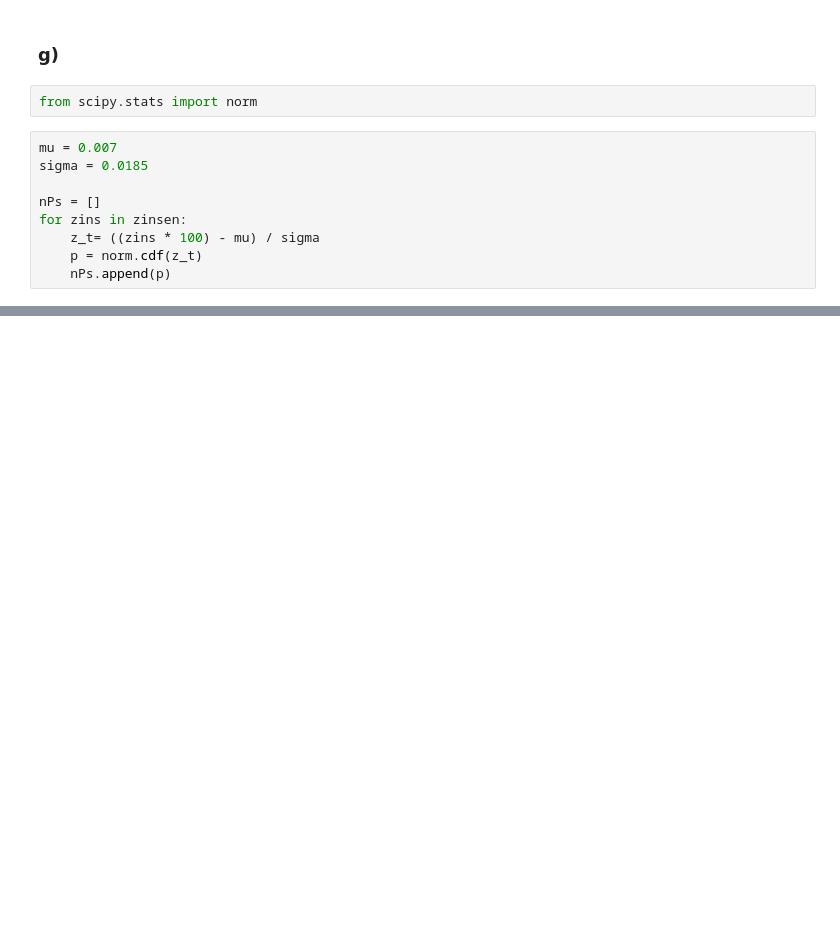
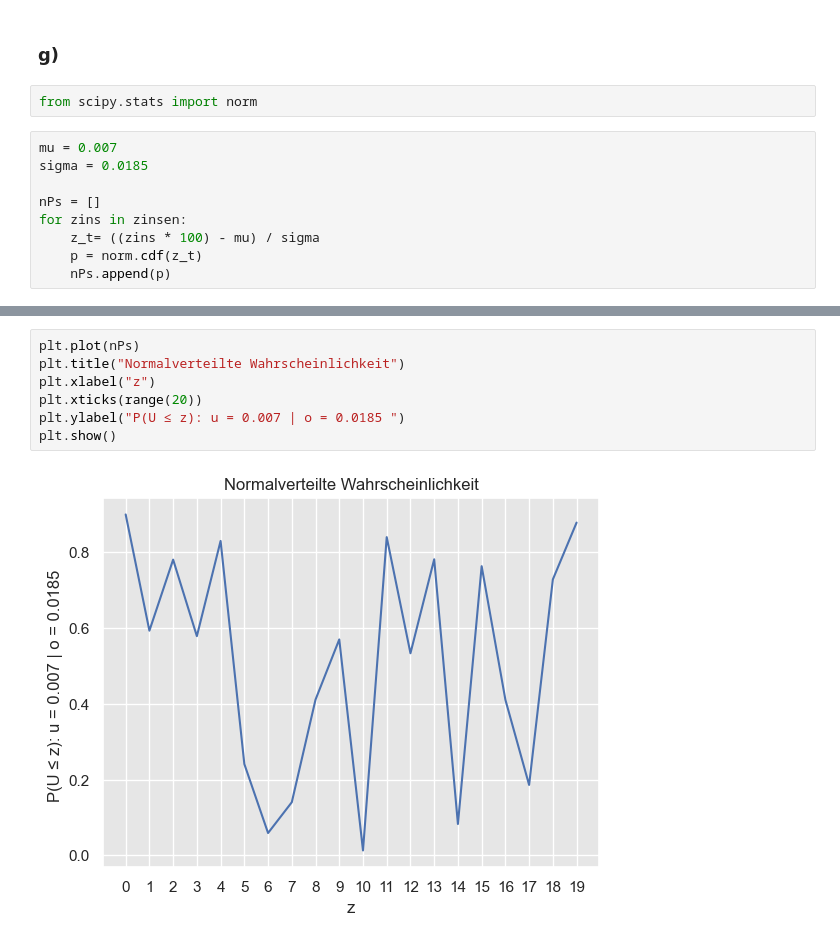
Before and after one commit to tombk556/Mathematische-Stochastische-Modelle-und-MC-Simulationen, a Jupyter notebook: Übung 3/übung3.ipynb, the cells around one changed output, grey strips where cells are left out. Cells and saved outputs as stored; diff of their text form; blank space fills up the shorter version.

```diff
--- a/Übung 3/übung3.ipynb
+++ b/Übung 3/übung3.ipynb
@@ -244,0 +266,9 @@ plt.show()
+# %%
+plt.plot(nPs)
+plt.title("Normalverteilte Wahrscheinlichkeit")
+plt.xlabel("z")
+plt.xticks(range(20))
+plt.ylabel("P(U ≤ z): u = 0.007 | o = 0.0185 ")
+plt.show()
+# %% [output]
+[figure, added]
```
Also changed, not shown: parts of 7 cells of this notebook, 2 other files.
